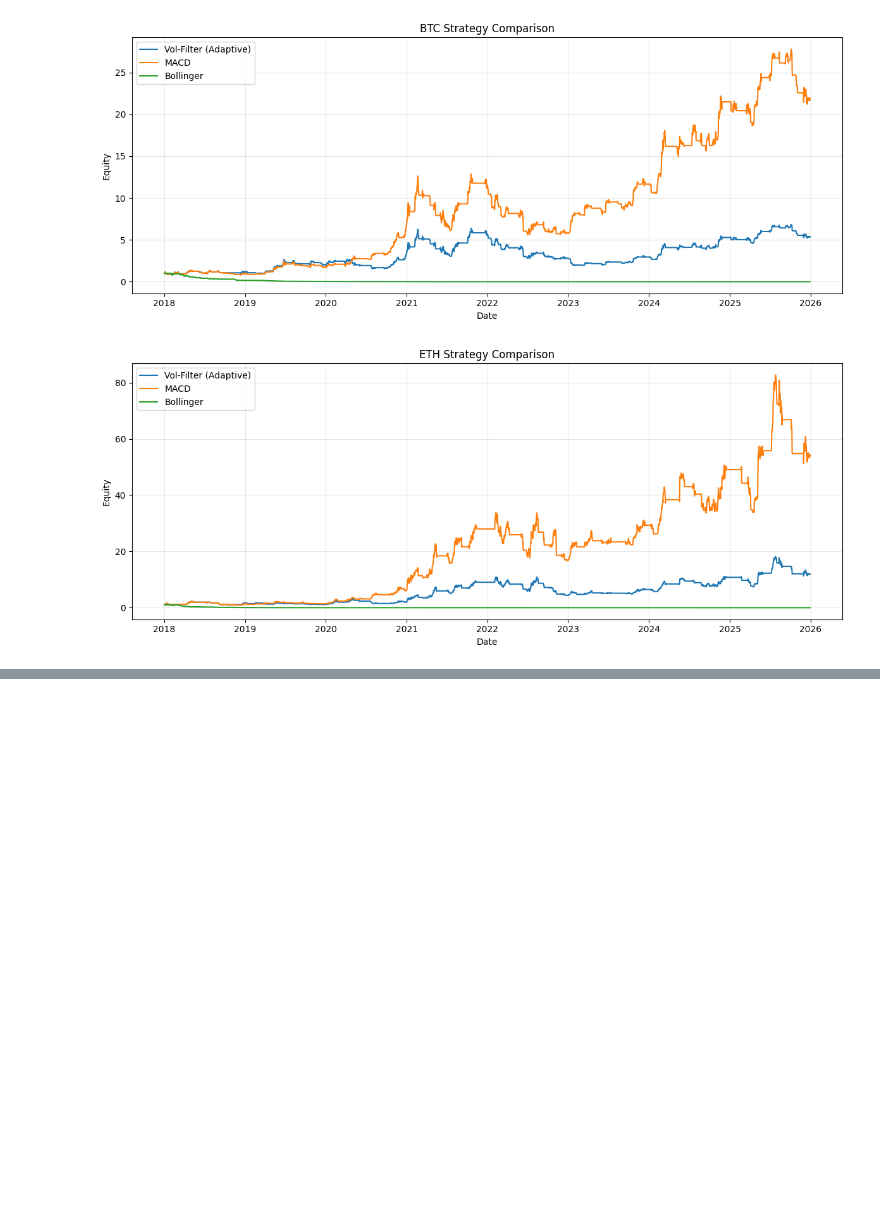
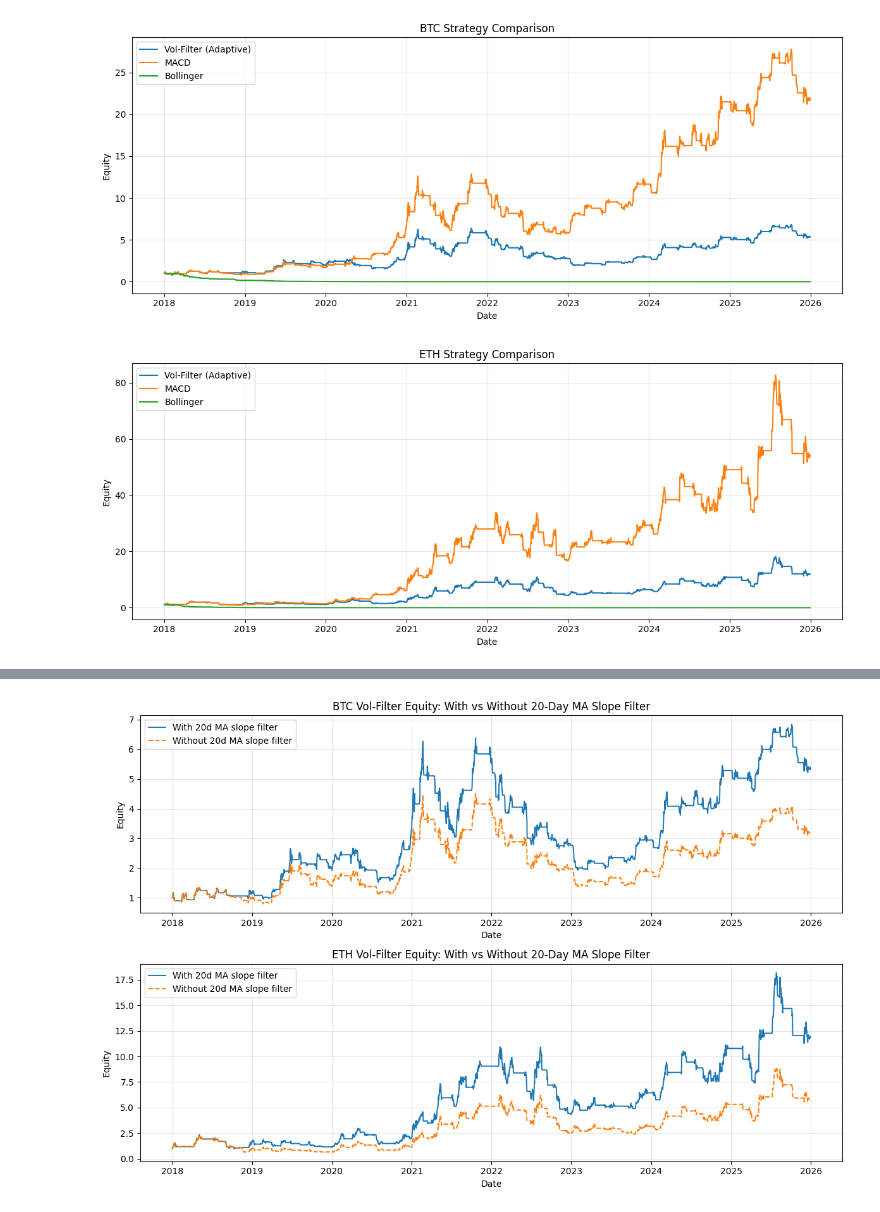
Before and after one commit to yizhouhang/dse4211_crypto_portfolio, a Jupyter notebook: Adaptive/vol_filter_v2.ipynb, the cells around one changed output, grey strips where cells are left out. Drawn from its saved outputs; the diff is of its cells as text; code cells hidden in the pictures; blank space fills up the shorter version.

```diff
--- a/Adaptive/vol_filter_v2.ipynb
+++ b/Adaptive/vol_filter_v2.ipynb
@@ -390,0 +395,68 @@ plt.show()
+# %%
+# =========================
+# Equity curve comparison: with vs without 20-day moving-average slope filter
+# =========================
+
+def build_vol_filter_without_ma20_slope(final_df):
+    no_slope = final_df.copy().sort_values("date").reset_index(drop=True)
+    no_slope["date"] = pd.to_datetime(no_slope["date"])
+
+    no_slope["position"] = np.where(
+        no_slope["regime"].eq("Trend"),
+        no_slope["position_macd"],
+        no_slope["position_boll"],
+    )
+    no_slope["position"] = no_slope["position"].fillna(0).astype(int)
+    no_slope["strategy_source"] = np.where(no_slope["regime"].eq("Trend"), "macd", "bolling_no_slope")
+    no_slope["trade"] = no_slope["position"].diff().fillna(0).clip(-1, 1).astype(int)
+    no_slope["trade_action"] = no_slope["trade"].map({1: "buy", -1: "sell", 0: "hold"})
+    return no_slope
+
+
+def plot_equity_with_without_ma20_slope(asset, with_slope_eval, without_slope_eval, ax=None):
+    if ax is None:
+        _, ax = plt.subplots(figsize=(12, 4))
+
+    ax.plot(
+        with_slope_eval["date"],
+        with_slope_eval["equity_curve"],
+        label="With 20d MA slope filter",
+        linewidth=1.4,
+    )
+    ax.plot(
+        without_slope_eval["date"],
+        without_slope_eval["equity_curve"],
+        label="Without 20d MA slope filter",
+        linewidth=1.4,
+        linestyle="--",
+    )
+    ax.set_title(f"{asset} Vol-Filter Equity: With vs Without 20-Day MA Slope Filter")
+    ax.set_xlabel("Date")
+    ax.set_ylabel("Equity")
+    ax.grid(True, alpha=0.3)
+    ax.legend(loc="best")
+    return ax
+
+
+btc_no_slope_df = build_vol_filter_without_ma20_slope(btc_final_df)
+eth_no_slope_df = build_vol_filter_without_ma20_slope(eth_final_df)
+
+btc_no_slope_eval, _, btc_no_slope_summary = evaluate_strategy_full(btc_no_slope_df, fee=0.0, rf_annual=0.03)
+eth_no_slope_eval, _, eth_no_slope_summary = evaluate_strategy_full(eth_no_slope_df, fee=0.0, rf_annual=0.03)
+
+ma20_slope_filter_comparison = pd.concat([
+    pd.DataFrame([btc_adaptive_summary], index=pd.MultiIndex.from_tuples([("BTC", "With 20d MA slope filter")], names=["asset", "variant"])),
+    pd.DataFrame([btc_no_slope_summary], index=pd.MultiIndex.from_tuples([("BTC", "Without 20d MA slope filter")], names=["asset", "variant"])),
+    pd.DataFrame([eth_adaptive_summary], index=pd.MultiIndex.from_tuples([("ETH", "With 20d MA slope filter")], names=["asset", "variant"])),
+    pd.DataFrame([eth_no_slope_summary], index=pd.MultiIndex.from_tuples([("ETH", "Without 20d MA slope filter")], names=["asset", "variant"])),
+])[cols]
+
+fig, axes = plt.subplots(2, 1, figsize=(12, 8), sharex=False)
+plot_equity_with_without_ma20_slope("BTC", btc_adaptive_eval, btc_no_slope_eval, ax=axes[0])
+plot_equity_with_without_ma20_slope("ETH", eth_adaptive_eval, eth_no_slope_eval, ax=axes[1])
+plt.tight_layout()
+plt.show()
+
+ma20_slope_filter_comparison
+# %% [output]
+[figure, added]
```
Also changed, not shown: parts of 8 cells of this notebook, 1 other file.
